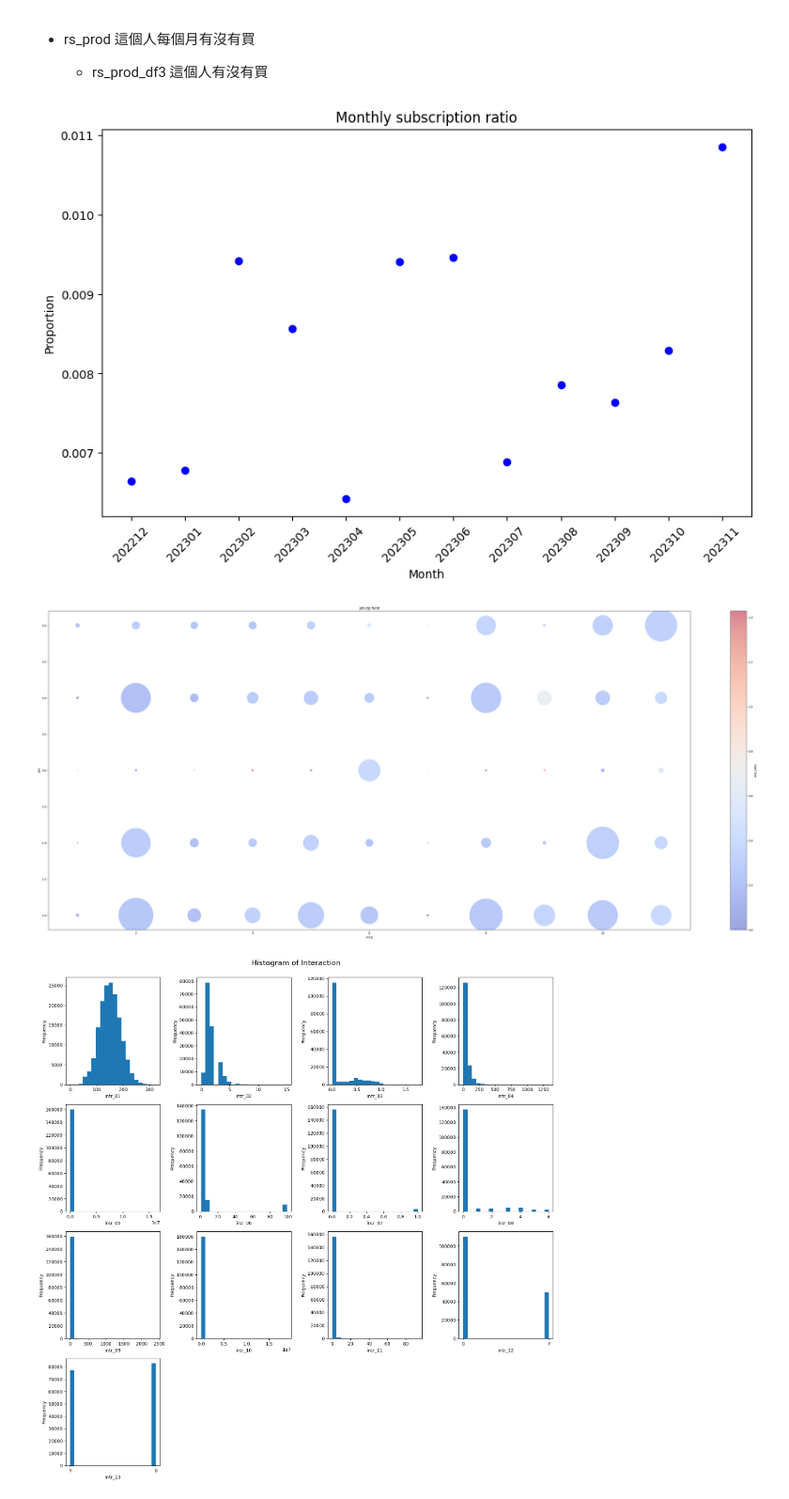
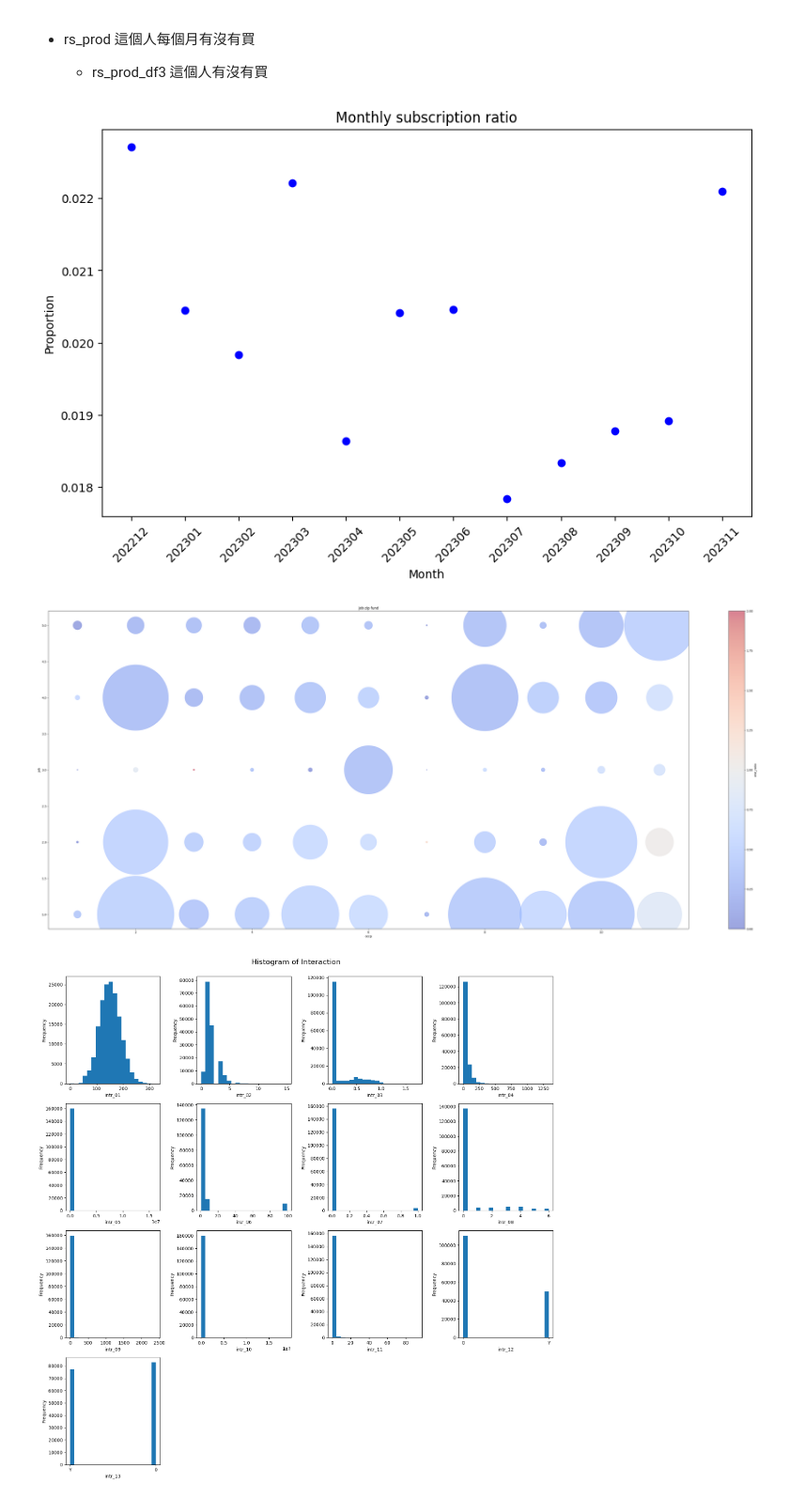
Before and after one commit to M122040014b/taishin, a Jupyter notebook: taishin.ipynb, the cells around one changed output. Shown at 94% size. Drawn from its saved outputs; the diff is of its cells as text; code cells hidden in the pictures.

```diff
--- a/taishin.ipynb
+++ b/taishin.ipynb
@@ -87,7 +94,7 @@ df3_test = df3[df3.index.isin(test_index)]
     + rs_prod_df3 這個人有沒有買
 # %%
 #每個月的申購比例
-counts_df = df2_train.groupby("yyyymm")["rs_prod_2"].value_counts().unstack().fillna(0)
+counts_df = df2_train.groupby("yyyymm")["rs_prod_3"].value_counts().unstack().fillna(0)
 proportions_df = counts_df.div(counts_df.sum(axis=1), axis=0)
 
 # Plot the boxplot
@@ -99,34 +106,34 @@ plt.title("Monthly subscription ratio")
 plt.xticks(rotation=45)
 plt.show()
 # %% [output]
-[figure, old version]
+[figure, new version]
 # %%
-df1_train = pd.merge(df1_train, df3_train['rs_prod_2'], on='srno_2', how='left')
-grouped = df1_train.groupby(['job', 'occp'])['rs_prod_2'].agg(['size', lambda x: (x == 1).sum()])
+df1_train = pd.merge(df1_train, df3_train['rs_prod_3'], on='srno_2', how='left')
+grouped = df1_train.groupby(['job', 'occp'])['rs_prod_3'].agg(['size', lambda x: (x == 1).sum()])
 
 # 计算比例
 grouped['one_count'] = grouped["<lambda_0>"]
 grouped['one_ratio'] = grouped['one_count'] / grouped['size']
 
 # 获取 x 和 y 的值
 x = grouped.index.get_level_values('occp')
 y = grouped.index.get_level_values('job')
 
 # 获取每个组的大小和颜色
-sizes = grouped['size'].values
+sizes = grouped['size'].values*5
 colors = grouped['one_ratio'].values*10
 
 plt.figure(figsize=(50, 20))
 
 # 绘制散点图，点的大小由 'sizes' 决定，颜色由 'colors' 决定
 scatter = plt.scatter(x, y, s=sizes, c=colors, cmap='coolwarm', alpha=0.5)
 plt.colorbar(scatter, label='one_ratio')
 plt.xlabel("occp")
 plt.ylabel("job")
 plt.title("job zip fund")
 plt.show()
 # %% [output]
-[figure, old version]
+[figure, new version]
 # %%
 intr_columns = [col for col in df1_train.columns if col.startswith("intr_")]
 
```
Also changed, not shown: parts of 24 cells of this notebook.
